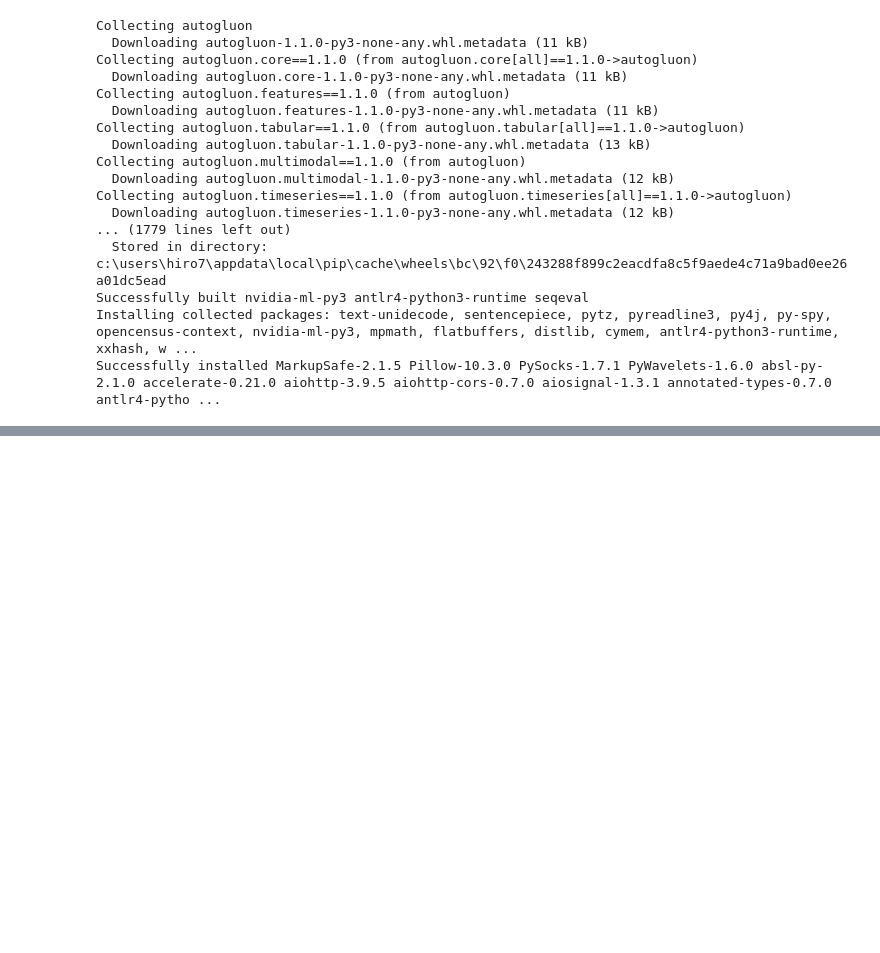
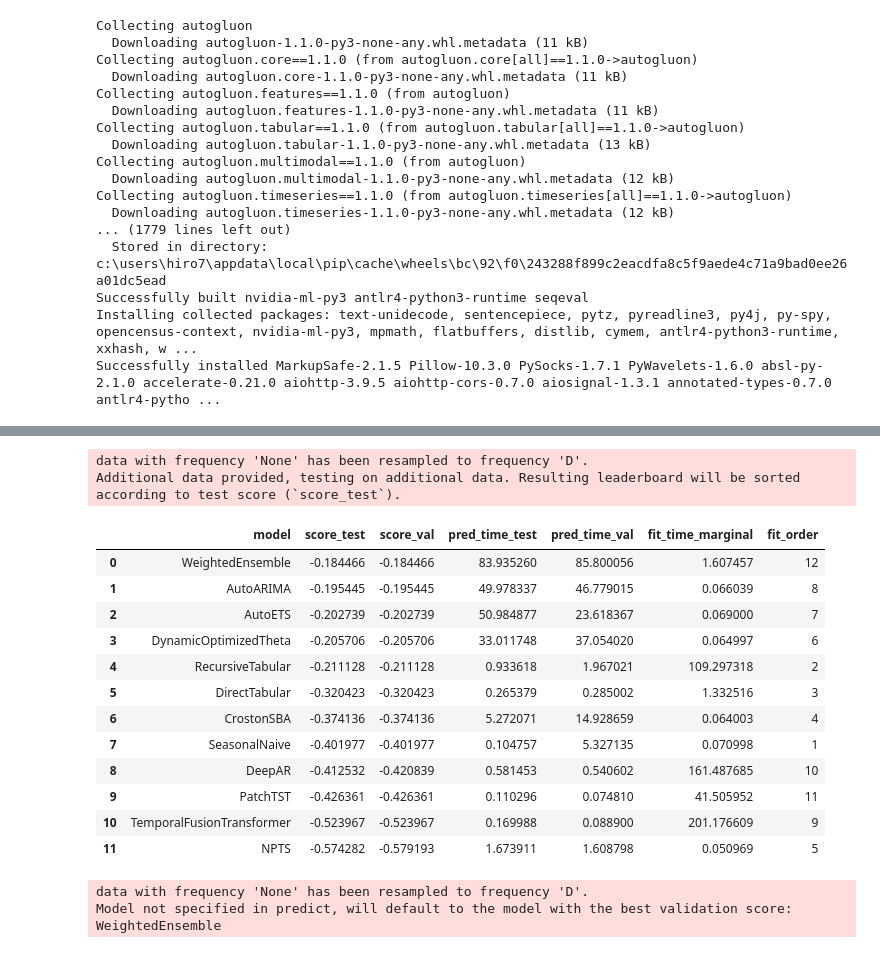
Before and after one commit to jinkukuku/kaggle_project, a Jupyter notebook: aaaa.ipynb, the cells around one changed output, grey strips where cells are left out. Saved outputs shown, nothing was run; the diff lists cells and outputs as text; code cells hidden in the pictures; blank space fills up the shorter version.

```diff
--- a/aaaa.ipynb
+++ b/aaaa.ipynb
@@ -24,0 +69,2 @@ import numpy as np
+# %%
+train_df_single_var = train_df.drop(columns=['store_nbr','onpromotion'])
@@ -24,0 +80,7 @@ import numpy as np
+# %%
+train_data = TimeSeriesDataFrame.from_data_frame(
+    train_df_single_var,
+    id_column="item_id",
+    timestamp_column="timestamp"
+)
+train_data.head()
@@ -24,0 +107,10 @@ import numpy as np
+# %%
+# Initialize the TimeSeriesPredictor
+predictor = TimeSeriesPredictor(
+    target="target",
+    prediction_length=16,
+    freq = 'D',
+    eval_metric='RMSLE',
+)
+# %%
+predictor.fit(train_data)
@@ -24,0 +136,24 @@ import numpy as np
+# %%
+predictor.leaderboard(train_data, silent=True)
+# %% [output]
+data with frequency 'None' has been resampled to frequency 'D'.
+Additional data provided, testing on additional data. Resulting leaderboard will be sorted according to test score (`score_test`).
+|  | model | score_test | score_val | pred_time_test | pred_time_val | fit_time_marginal | fit_order |
+| 0 | WeightedEnsemble | -0.184466 | -0.184466 | 83.935260 | 85.800056 | 1.607457 | 12 |
+| 1 | AutoARIMA | -0.195445 | -0.195445 | 49.978337 | 46.779015 | 0.066039 | 8 |
+| 2 | AutoETS | -0.202739 | -0.202739 | 50.984877 | 23.618367 | 0.069000 | 7 |
+| 3 | DynamicOptimizedTheta | -0.205706 | -0.205706 | 33.011748 | 37.054020 | 0.064997 | 6 |
+| 4 | RecursiveTabular | -0.211128 | -0.211128 | 0.933618 | 1.967021 | 109.297318 | 2 |
+| 5 | DirectTabular | -0.320423 | -0.320423 | 0.265379 | 0.285002 | 1.332516 | 3 |
+| 6 | CrostonSBA | -0.374136 | -0.374136 | 5.272071 | 14.928659 | 0.064003 | 4 |
+| 7 | SeasonalNaive | -0.401977 | -0.401977 | 0.104757 | 5.327135 | 0.070998 | 1 |
+| 8 | DeepAR | -0.412532 | -0.420839 | 0.581453 | 0.540602 | 161.487685 | 10 |
+| 9 | PatchTST | -0.426361 | -0.426361 | 0.110296 | 0.074810 | 41.505952 | 11 |
+| 10 | TemporalFusionTransformer | -0.523967 | -0.523967 | 0.169988 | 0.088900 | 201.176609 | 9 |
+| 11 | NPTS | -0.574282 | -0.579193 | 1.673911 | 1.608798 | 0.050969 | 5 |
+# %%
+# Make predictions on the train data with the future of 16 days
+predictions = predictor.predict(train_data)
+# %% [output]
+data with frequency 'None' has been resampled to frequency 'D'.
+Model not specified in predict, will default to the model with the best validation score: WeightedEnsemble
```
Also changed, not shown: parts of 20 cells of this notebook.
